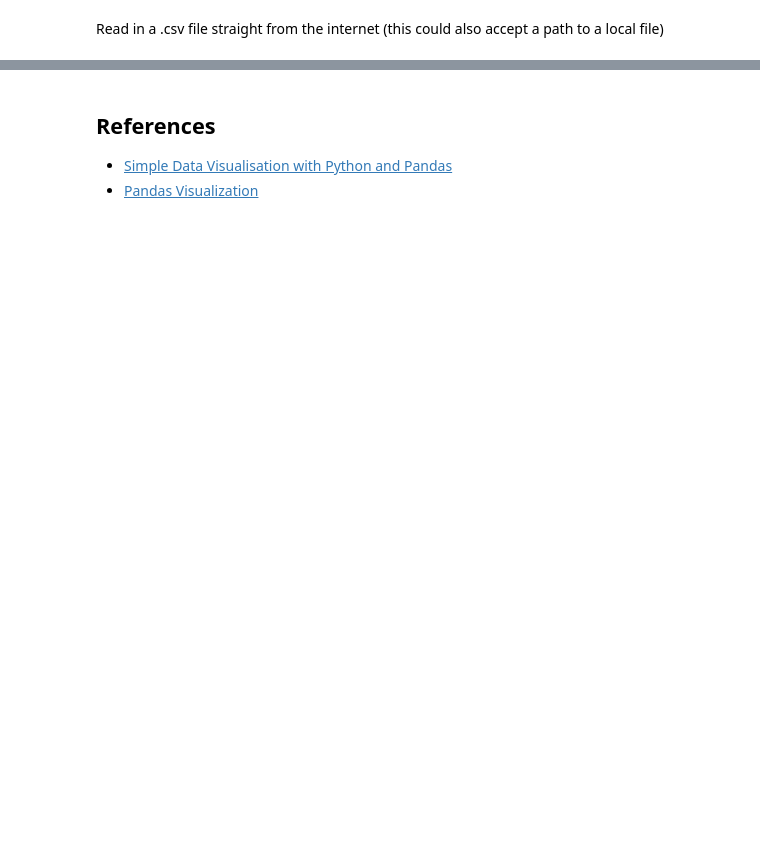
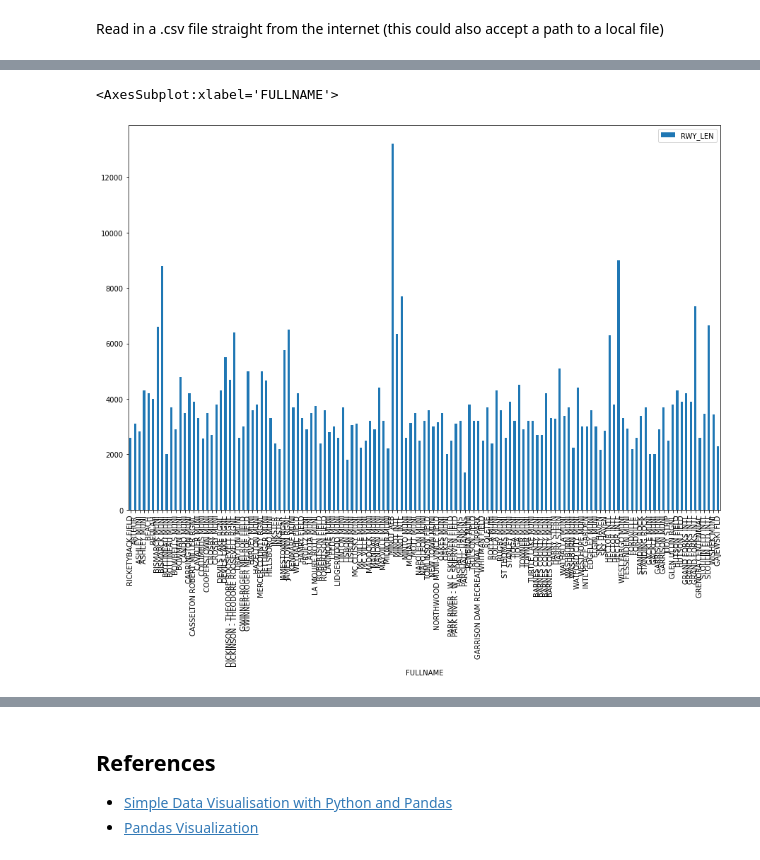
Before and after one commit to agussman/a_python_tutorial, a Jupyter notebook: 300_Jupyter_Notebooks/sample_visualizations.ipynb, the cells around one changed output, grey strips where cells are left out. Drawn from its saved outputs; the diff is of its cells as text; code cells hidden in the pictures; blank space fills up the shorter version.

```diff
--- a/300_Jupyter_Notebooks/sample_visualizations.ipynb
+++ b/300_Jupyter_Notebooks/sample_visualizations.ipynb
@@ -10,0 +32,5 @@ df = pd.read_csv(csv_path)
+# %%
+df.plot.bar(x='FULLNAME', y='RWY_LEN', figsize=(15,10))
+# %% [output]
+<AxesSubplot:xlabel='FULLNAME'>
+[figure, added]
```
Also changed, not shown: parts of 5 cells of this notebook, 1 other file.
